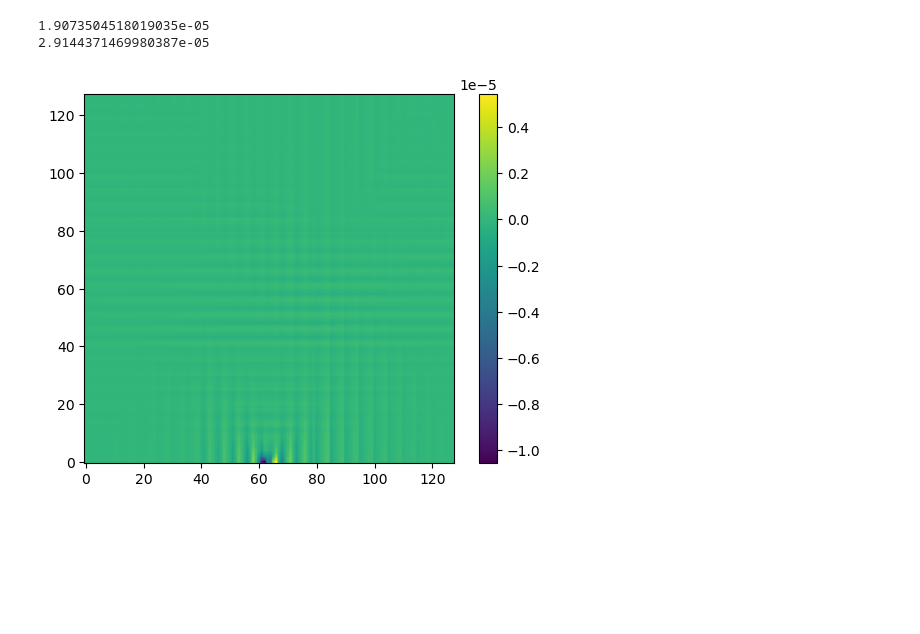
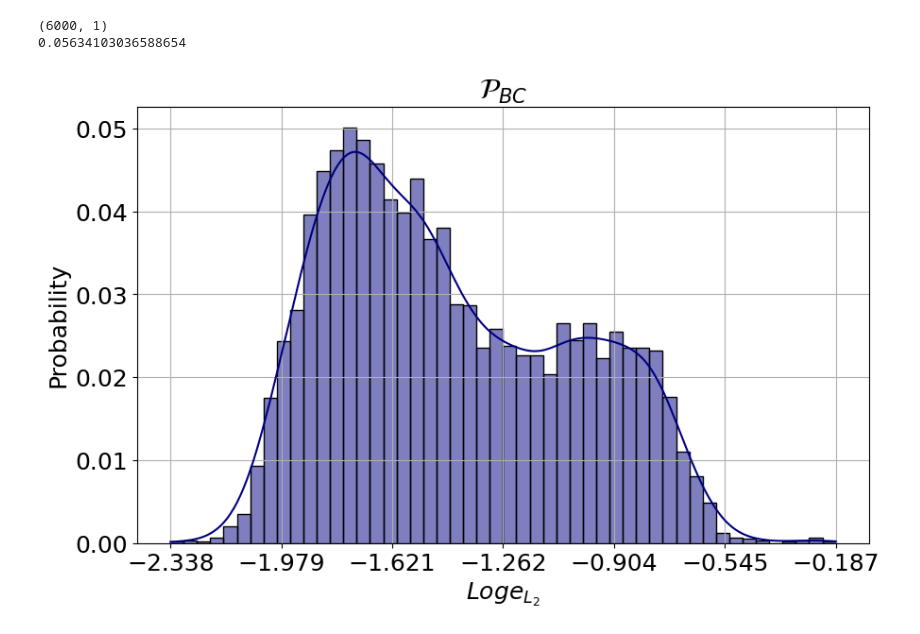
Before and after one commit to dljjqy/DSM, a Jupyter notebook: fit_heat/DeepLearning_test.ipynb, the cells around one changed output. Drawn from its saved outputs; the diff is of its cells as text; code cells hidden in the pictures; blank space fills up the shorter version.

```diff
--- a/fit_heat/DeepLearning_test.ipynb
+++ b/fit_heat/DeepLearning_test.ipynb
@@ -212,32 +163,37 @@ for i in [1, 2, 3]:
 # %%
 import pandas as pd
 import matplotlib.pyplot as plt
 import seaborn as sns
-# df = pd.read_csv('./JJQC2-ResBottleNeck-4#4#6#6#8-4#4#6#6#8-2-layer-max-reflect-128-jac-5-10000-5.csv')
-df = pd.read_csv('l2.csv')
+import numpy as np
+df = pd.read_csv('./images/128/C2_double/l2-last.csv')
+
 all_data = pd.concat([df[f'l2_bd{i}'] for i in [1, 2, 3]]).reset_index(drop=True)
 df1 = pd.DataFrame({'all': all_data})
 print(df1.shape)
 
 fig = plt.figure(figsize=(10, 6))  # Set the figure size
 plt.rcParams['font.size'] = 18  # Default font size
 data = np.log10(df1['all'])
 sns.histplot(
 	data,
 	bins=50,  # Number of bins
 	kde=True,  # Add KDE (Kernel Density Estimate)
 	stat='probability',  # Normalize the histogram
 	color='navy',  # Color of the bars
 	edgecolor='black'  # Color of the edges
 )
 print(df1['all'].mean())
 
 # Customization
 plt.title('$\mathcal{P}_{BC}$')  # Title of the plot
 plt.xticks(np.linspace(data.min(), data.max(), 7))
-plt.xlabel('$Log_{L_2}$')  # X-axis label
+plt.xlabel('$Log e_{L_2}$')  # X-axis label
 plt.ylabel('Probability')  # Y-axis label
 plt.grid(True)  # Show grid lines
 plt.show()
 fig.savefig(f'./all_test.png')
 plt.close()
+# %% [output]
+(6000, 1)
+0.05634103036588654
+[figure, added]
@@ -273,47 +199,0 @@ summary(net)
-# %%
-import torch
-import numpy as np
-import scipy.sparse as sp
-from fit_heat_multibc import *
-
-device = torch.device('cuda')
-dtype = torch.double
-gridsize = 128
-h = 0.1/gridsize
-batch_size = 1
-max_iter = 10
-
-case_id = 2
-F = np.load(f'./TestData/GridSize-128/F.npy')[0].flatten()
-u = np.load(f'./TestData/GridSize-128/case-{case_id}/U.npy')[0].flatten()
-A = sp.load_npz(f'./TestData/GridSize-128/case-{case_id}/A.npz').todense()
-b = np.load(f'./TestData/GridSize-128/case-{case_id}/b.npy')
-b = b + F*h**2
-# print(np.abs((A @ u - b)).max())
-
-class ConvJacN(ConvJac3):
-	def jac_step(self, u, b):
-		left_flux =
-		return super().jac_step(u, b)
-
-# generator = ConvJac3(dtype, device, gridsize)
-# # print(generator.diag)
-# print((generator.diag.cpu().numpy() - A.diagonal().reshape(gridsize, gridsize)).max())
-# y = generator(
-# 	torch.from_numpy(u.reshape(gridsize, gridsize)).to(dtype).to(device),
-# 	torch.from_numpy(h**2*F.reshape(gridsize, gridsize)).to(dtype).to(device),
-# 	max_iter,
-# 	)
-# print(np.linalg.norm(np.abs(y.cpu().numpy().flatten() - u), 2))
-
-# import matplotlib.pyplot as plt
-# plt.imshow(y.cpu().numpy()-u.reshape(gridsize,gridsize),origin='lower')
-# plt.colorbar()
-# plt.show()
-
-# plt.imshow(F.reshape(gridsize,gridsize),origin='lower')
-# # print(np.abs(generator.diag.cpu().numpy().flatten() - A.diagonal()).max())
-# %% [output]
-1.9073504518019035e-05
-2.9144371469980387e-05
-[figure, removed]
```
Also changed, not shown: parts of 9 cells of this notebook, 13 other files.
